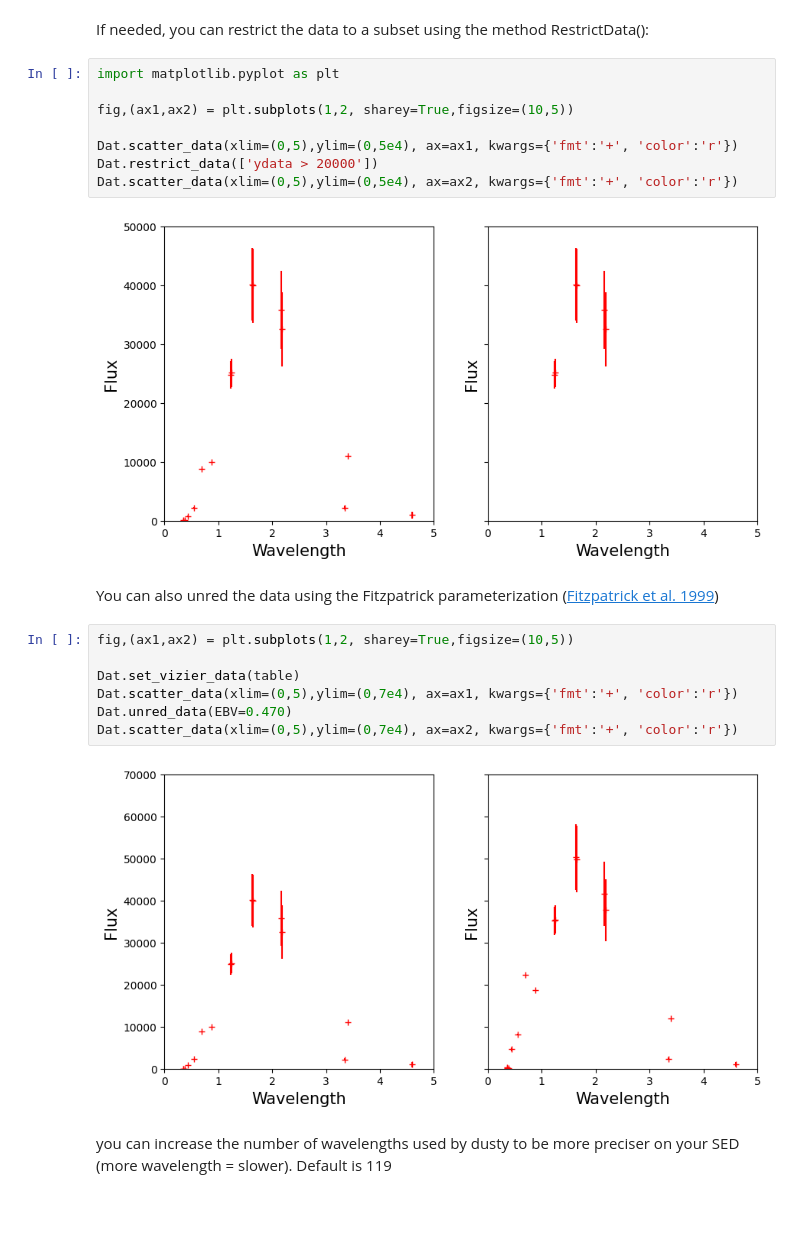
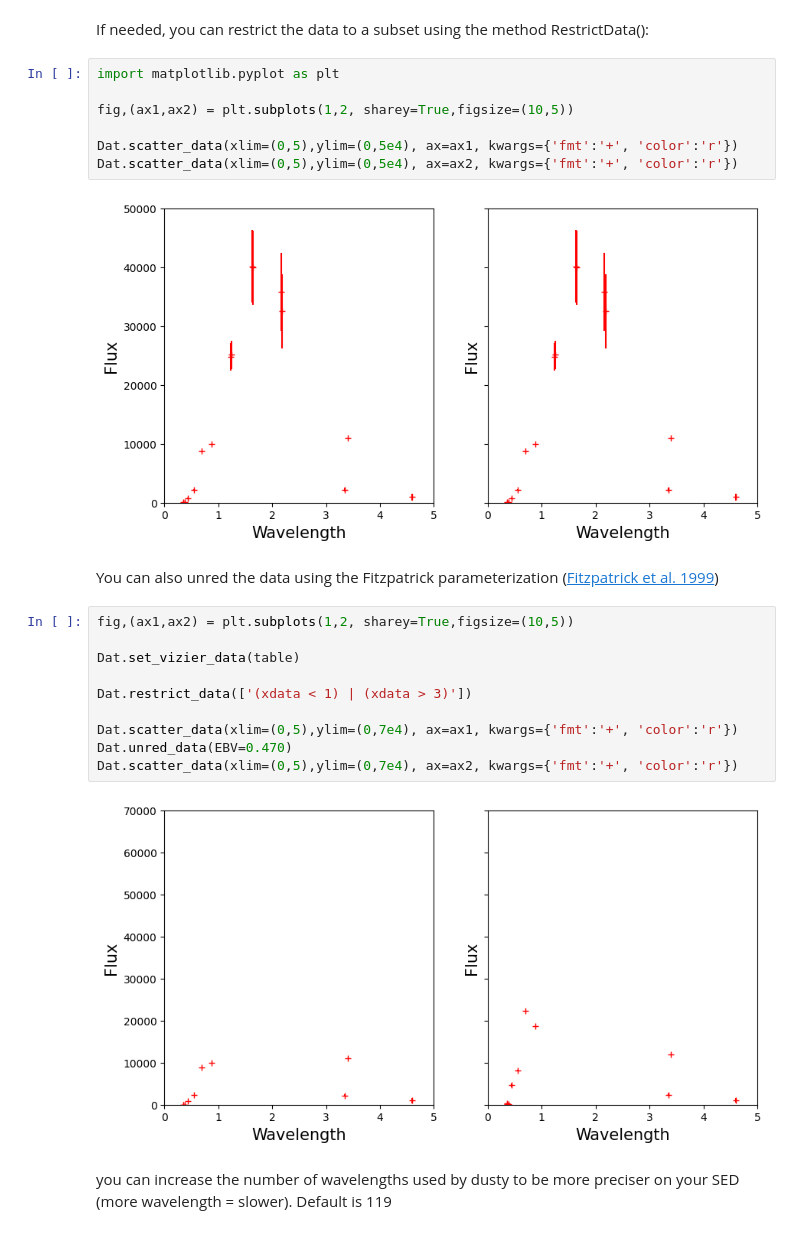
Before and after one commit to gtomass/DustyPY, a Jupyter notebook: notebook/exemple.ipynb, the cells around one changed output. Saved outputs shown, nothing was run; the diff lists cells and outputs as text.

```diff
--- a/notebook/exemple.ipynb
+++ b/notebook/exemple.ipynb
@@ -104,21 +106,23 @@ import matplotlib.pyplot as plt
 fig,(ax1,ax2) = plt.subplots(1,2, sharey=True,figsize=(10,5))
 
 Dat.scatter_data(xlim=(0,5),ylim=(0,5e4), ax=ax1, kwargs={'fmt':'+', 'color':'r'})
-Dat.restrict_data(['ydata > 20000'])
 Dat.scatter_data(xlim=(0,5),ylim=(0,5e4), ax=ax2, kwargs={'fmt':'+', 'color':'r'})
 # %% [output]
-[figure, old version]
+[figure, new version]
 # %% [markdown]
 You can also unred the data using the Fitzpatrick parameterization ([Fitzpatrick et al. 1999](https://ui.adsabs.harvard.edu/abs/1999PASP..111...63F))
 # %%
 fig,(ax1,ax2) = plt.subplots(1,2, sharey=True,figsize=(10,5))
 
 Dat.set_vizier_data(table)
+
+Dat.restrict_data(['(xdata < 1) | (xdata > 3)'])
+
 Dat.scatter_data(xlim=(0,5),ylim=(0,7e4), ax=ax1, kwargs={'fmt':'+', 'color':'r'})
 Dat.unred_data(EBV=0.470)
 Dat.scatter_data(xlim=(0,5),ylim=(0,7e4), ax=ax2, kwargs={'fmt':'+', 'color':'r'})
 # %% [output]
-[figure, old version]
+[figure, new version]
 # %% [markdown]
 you can increase the number of wavelengths used by dusty to be more preciser on your SED (more wavelength = slower). Default is 119
 # %%
```
Also changed, not shown: parts of 23 cells of this notebook, 1 other file.
